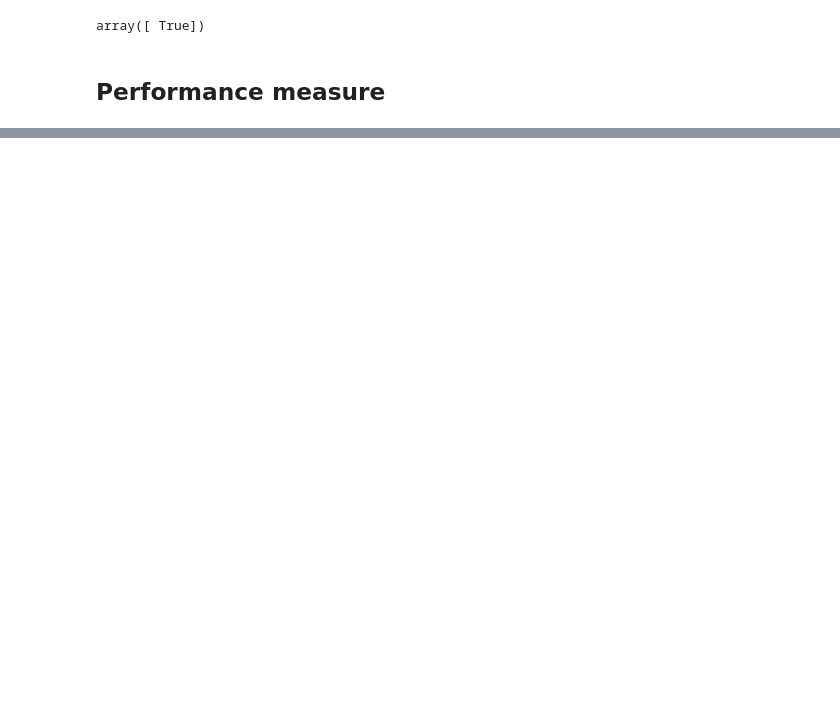
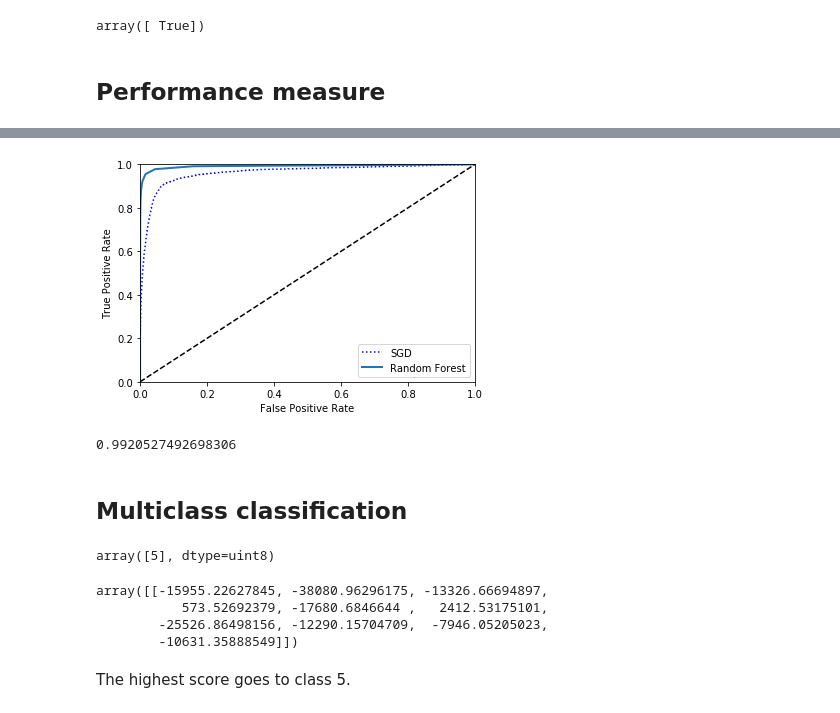
Before and after one commit to zhouxu-ds/ds-tools, a Jupyter notebook: machine_learning/classification/classification.ipynb, the cells around one changed output, grey strips where cells are left out. Cells and saved outputs as stored; diff of their text form; code cells hidden in the pictures; blank space fills up the shorter version.

```diff
--- a/machine_learning/classification/classification.ipynb
+++ b/machine_learning/classification/classification.ipynb
@@ -103,0 +249,33 @@ for train_index, test_index in skfolds.split(X_train, y_train_5):
+# %%
+y_scores_forest = y_probas_forest[:, 1]
+fpr_forest, tpr_forest, thresholds_forest = \
+roc_curve(y_train_5, y_scores_forest)
+# %%
+plt.plot(fpr, tpr, 'b:', label='SGD')
+plot_roc_curve(fpr_forest, tpr_forest, 'Random Forest')
+plt.legend(loc='lower right')
+plt.show()
+# %% [output]
+[figure, added]
+# %%
+roc_auc_score(y_train_5, y_scores_forest)
+# %% [output]
+0.9920527492698306
+# %% [markdown]
+## Multiclass classification
+# %%
+sgd_clf.fit(X_train, y_train)
+sgd_clf.predict([some_digit])
+# %% [output]
+array([5], dtype=uint8)
+# %%
+# It returns 10 scores for this 10-class classifier
+some_digit_scores = sgd_clf.decision_function([some_digit])
+some_digit_scores
+# %% [output]
+array([[-15955.22627845, -38080.96296175, -13326.66694897,
+           573.52692379, -17680.6846644 ,   2412.53175101,
+        -25526.86498156, -12290.15704709,  -7946.05205023,
+        -10631.35888549]])
+# %% [markdown]
+The highest score goes to class 5.
```
Also changed, not shown: parts of 40 cells of this notebook, 2 other files.
